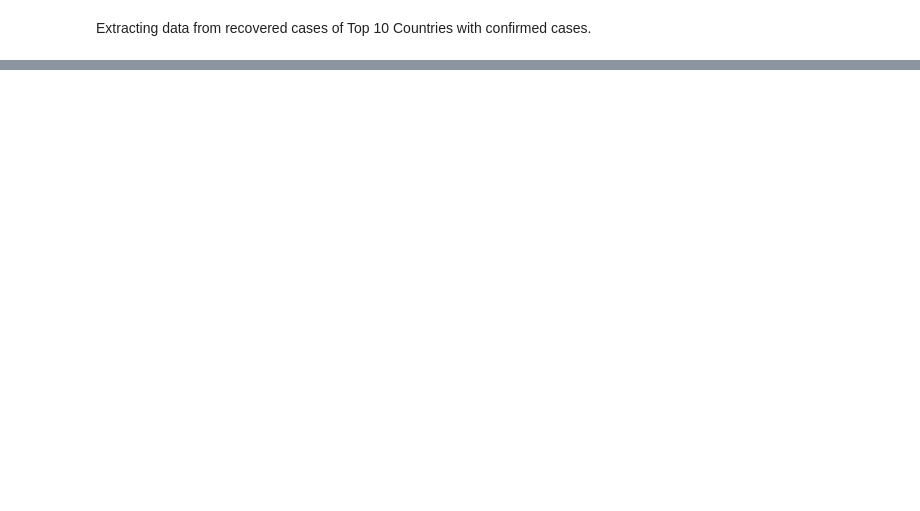
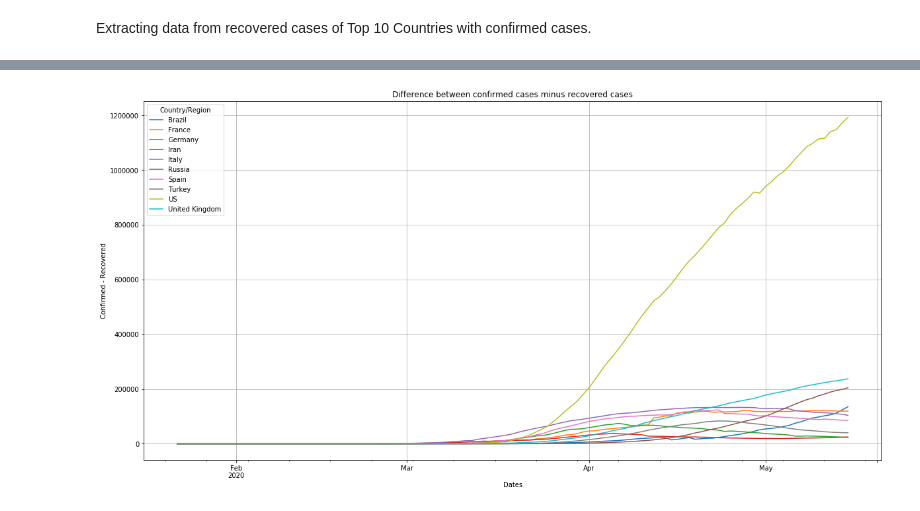
Before and after one commit to ErikSugawara/covid19-visualization-analysis, a Jupyter notebook: covid_visual_analysis.ipynb, the cells around one changed output, grey strips where cells are left out. Saved outputs shown, nothing was run; the diff lists cells and outputs as text; code cells hidden in the pictures; blank space fills up the shorter version.

Commit message:
Added diff between confirmed and recovered graphic

```diff
--- a/covid_visual_analysis.ipynb
+++ b/covid_visual_analysis.ipynb
@@ -111,0 +112,10 @@ ax_2.set(xlabel='Dates', ylabel='Recovered Cases');
+# %%
+fig = plt.figure(figsize = (20, 10))
+ax_3 = fig.add_subplot(1,1,1)
+df_diff = df_top10 - df_recovered
+df_diff.plot(ax=ax_3, legend=True)
+ax_3.set_title("Difference between confirmed cases minus recovered cases", fontsize=12)
+ax_3.grid(True)
+ax_3.set(xlabel='Dates', ylabel='Confirmed - Recovered');
+# %% [output]
+[figure, added]
```
Also changed, not shown: parts of 8 cells of this notebook.
